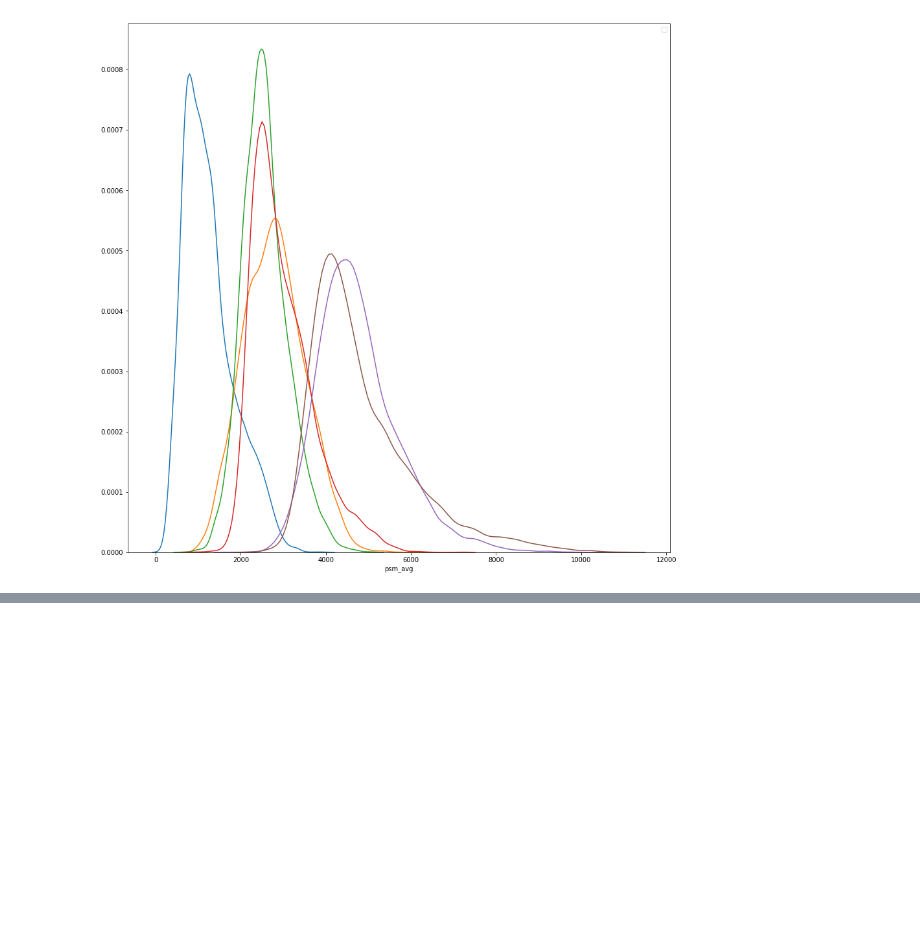
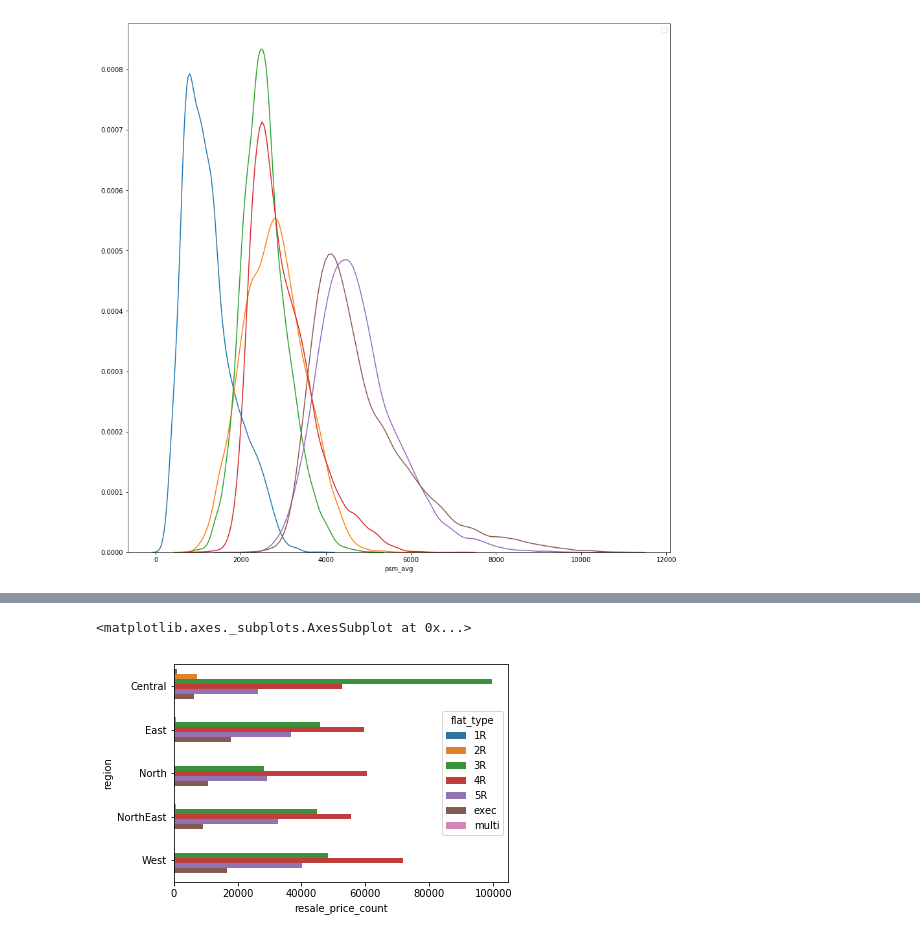
Before and after one commit to ravi-gopalan/singapore_hdb_price_analysis, a Jupyter notebook: singapore_hdb_resale_transactions.ipynb, the cells around one changed output, grey strips where cells are left out. Cells and saved outputs as stored; diff of their text form; code cells hidden in the pictures; blank space fills up the shorter version.

```diff
--- a/singapore_hdb_resale_transactions.ipynb
+++ b/singapore_hdb_resale_transactions.ipynb
@@ -1176,0 +1234,6 @@ plt.legend(df_updated.resale_5yr.unique());
+# %%
+sns.barplot(data=df_updated.groupby(['region','flat_type'],as_index=False)['resale_price_count'].agg('sum'),\
+            y='region',x='resale_price_count',hue='flat_type')
+# %% [output]
+<matplotlib.axes._subplots.AxesSubplot at 0x...>
+[figure, added]
```
Also changed, not shown: parts of 8 cells of this notebook.
